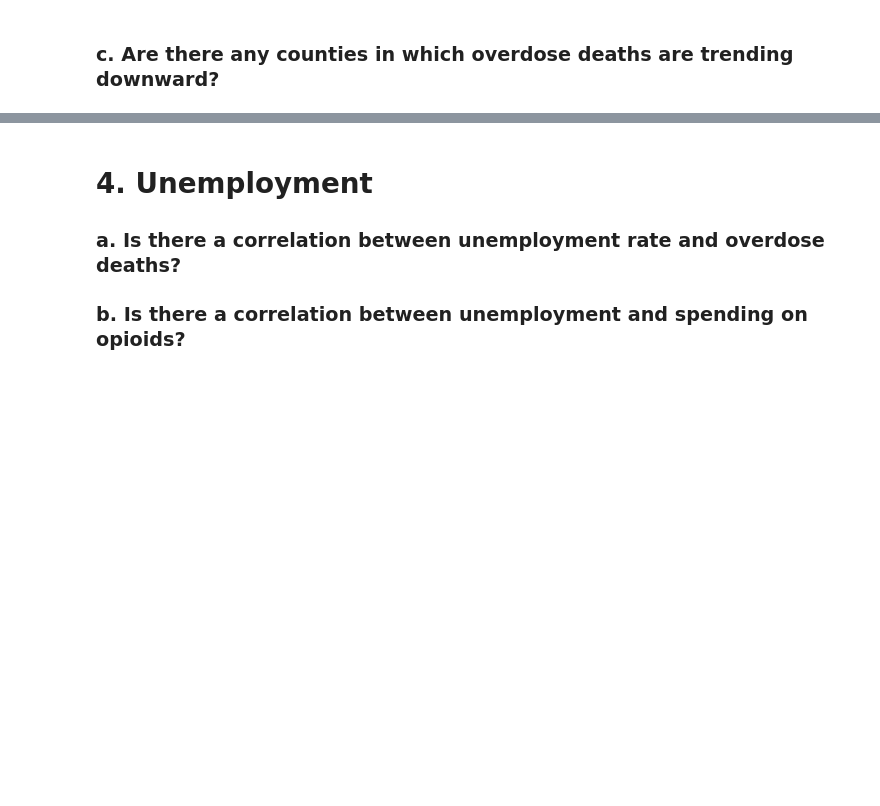
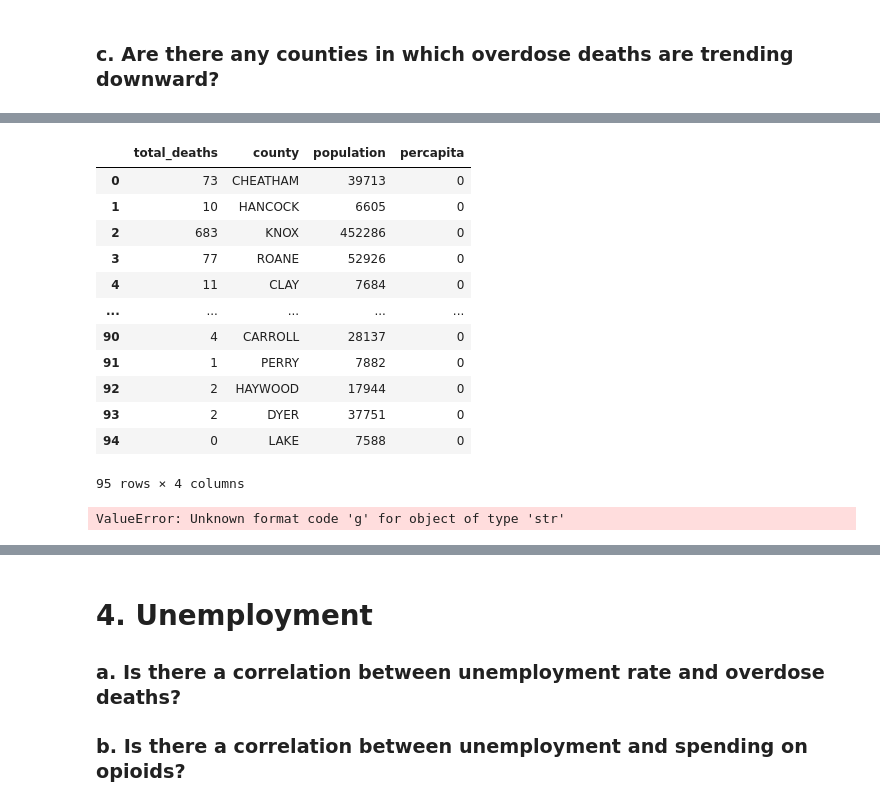
Before and after one commit to NSS-Full-Time-Data-Analytics-14/prescription-drugs-python-nutter_butter, a Jupyter notebook: Notebook/nutter_butter_jg.ipynb, the cells around one changed output, grey strips where cells are left out. Saved outputs shown, nothing was run; the diff lists cells and outputs as text; code cells hidden in the pictures; blank space fills up the shorter version.

```diff
--- a/Notebook/nutter_butter_jg.ipynb
+++ b/Notebook/nutter_butter_jg.ipynb
@@ -97,0 +132,13 @@ KeyError: 'fipscounty'
+# %%
+prescription2y= '''SELECT
+	SUM(total_drug_cost) AS total_cost
+FROM prescription
+INNER JOIN drug
+USING(drug_name)
+WHERE opioid_drug_flag = 'Y'
+'''
+with engine.connect() as connection:
+    prescription2y = pd.read_sql(prescription2y, con = connection)
+prescription2y['total_cost']= prescription2y['total_cost'].astype(int)
+pd.set_option('display.float_format', '{:.0f}'.format)
+prescription2y
@@ -97,0 +148,13 @@ KeyError: 'fipscounty'
+# %%
+prescription2n = '''SELECT
+	SUM(total_drug_cost) AS total_cost
+FROM prescription
+INNER JOIN drug
+USING(drug_name)
+WHERE opioid_drug_flag = 'N'
+'''
+with engine.connect() as connection:
+    prescription2n = pd.read_sql(prescription2n, con = connection)
+prescription2n['total_cost']= prescription2n['total_cost']#.astype(int)
+pd.set_option('display.float_format', '{:.0f}'.format)
+prescription2n
@@ -102,0 +175,15 @@ KeyError: 'fipscounty'
+# %%
+county_od_deaths = '''SELECT
+	SUM(overdose_deaths) AS total_deaths,
+	county,
+	population
+FROM overdose_deaths
+INNER JOIN population
+ON overdose_deaths.fipscounty::INTEGER = population.fipscounty::INTEGER
+INNER JOIN fips_county
+ON overdose_deaths.fipscounty::INTEGER =fips_county.fipscounty::INTEGER
+GROUP BY population,overdose_deaths.fipscounty,county
+ORDER BY total_deaths DESC'''
+with engine.connect() as connection:
+    county_od_deaths = pd.read_sql(county_od_deaths, con = connection)
+county_od_deaths
@@ -102,0 +204,22 @@ KeyError: 'fipscounty'
+# %%
+county_od_deaths['percapita']= county_od_deaths['total_deaths']/(county_od_deaths['population'])
+county_od_deaths.sort_values('percapita',ascending = False).reset_index(drop = True)
+# %% [output]
+|  | total_deaths | county | population | percapita |
+| 0 | 73 | CHEATHAM | 39713 | 0 |
+| 1 | 10 | HANCOCK | 6605 | 0 |
+| 2 | 683 | KNOX | 452286 | 0 |
+| 3 | 77 | ROANE | 52926 | 0 |
+| 4 | 11 | CLAY | 7684 | 0 |
+| ... | ... | ... | ... | ... |
+| 90 | 4 | CARROLL | 28137 | 0 |
+| 91 | 1 | PERRY | 7882 | 0 |
+| 92 | 2 | HAYWOOD | 17944 | 0 |
+| 93 | 2 | DYER | 37751 | 0 |
+| 94 | 0 | LAKE | 7588 | 0 |
+95 rows × 4 columns
+# %%
+county_od_deaths[f"{'percapita':.12g}"]= county_od_deaths['total_deaths']/county_od_deaths['population']
+county_od_deaths.sort_values('percapita',ascending = False).reset_index(drop = True)
+# %% [output]
+ValueError: Unknown format code 'g' for object of type 'str'
```
Also changed, not shown: parts of 25 cells of this notebook.
